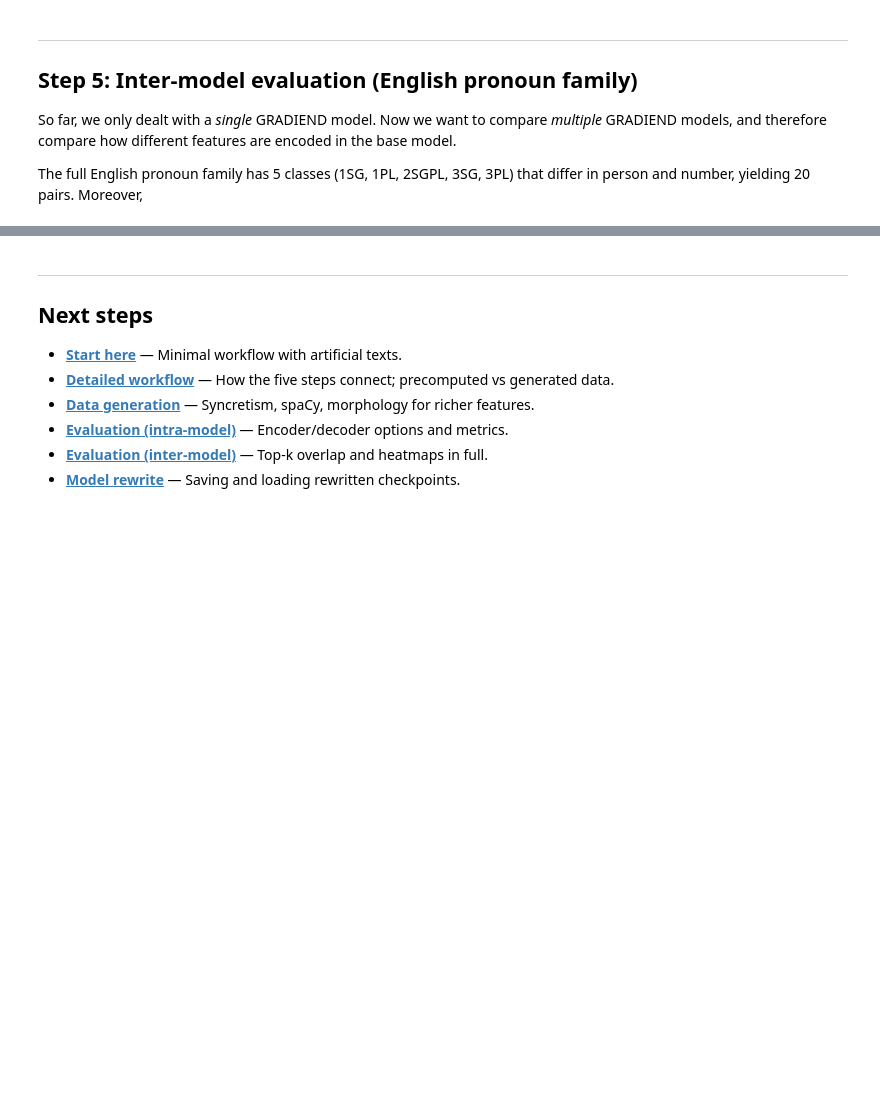
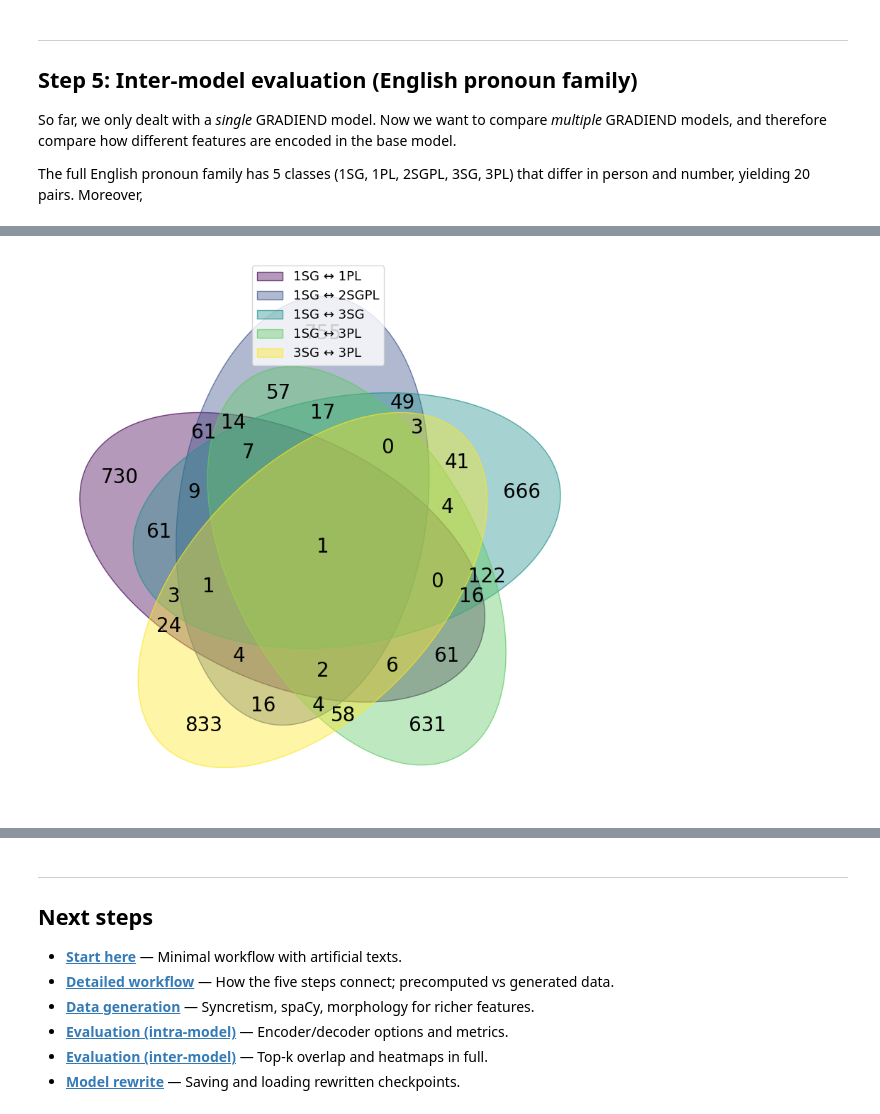
Before and after one commit to aieng-lab/gradiend, a Jupyter notebook: gradiend/examples/english_pronouns.ipynb, the cells around one changed output, grey strips where cells are left out. Saved outputs shown, nothing was run; the diff lists cells and outputs as text; code cells hidden in the pictures; blank space fills up the shorter version.

```diff
--- a/gradiend/examples/english_pronouns.ipynb
+++ b/gradiend/examples/english_pronouns.ipynb
@@ -299,9 +372,11 @@ _ = plot_topk_overlap_venn(venn3_models, topk=topk, part="decoder-weight", outpu
 # %%
 # Venn: 6-run subset
-venn6_ids = ["pronoun_1SG_1PL", "pronoun_1SG_2", "pronoun_1SG_3SG", "pronoun_1SG_3PL", "pronoun_3SG_3PL", "pronoun_number_singular_plural"]
+venn6_ids = ["pronoun_1SG_1PL", "pronoun_1SG_2SGPL", "pronoun_1SG_3SG", "pronoun_1SG_3PL", "pronoun_3SG_3PL"]
 venn6_ids = [x for x in venn6_ids if x in models_pronoun_family]
 venn6_models = {pretty_label(id): models_pronoun_family[id] for id in venn6_ids}
 _ = plot_topk_overlap_venn(venn6_models, topk=topk, part="decoder-weight", output_path=str(out_dir / "topk_overlap_venn_6_pronouns.png"))
+# %% [output]
+[figure, added]
 # %%
 # Heatmap: all runs
 heatmap_models = {pretty_label(id): models_pronoun_family[id] for id in models_pronoun_family}
```
Also changed, not shown: parts of 13 cells of this notebook, 4 other files.
